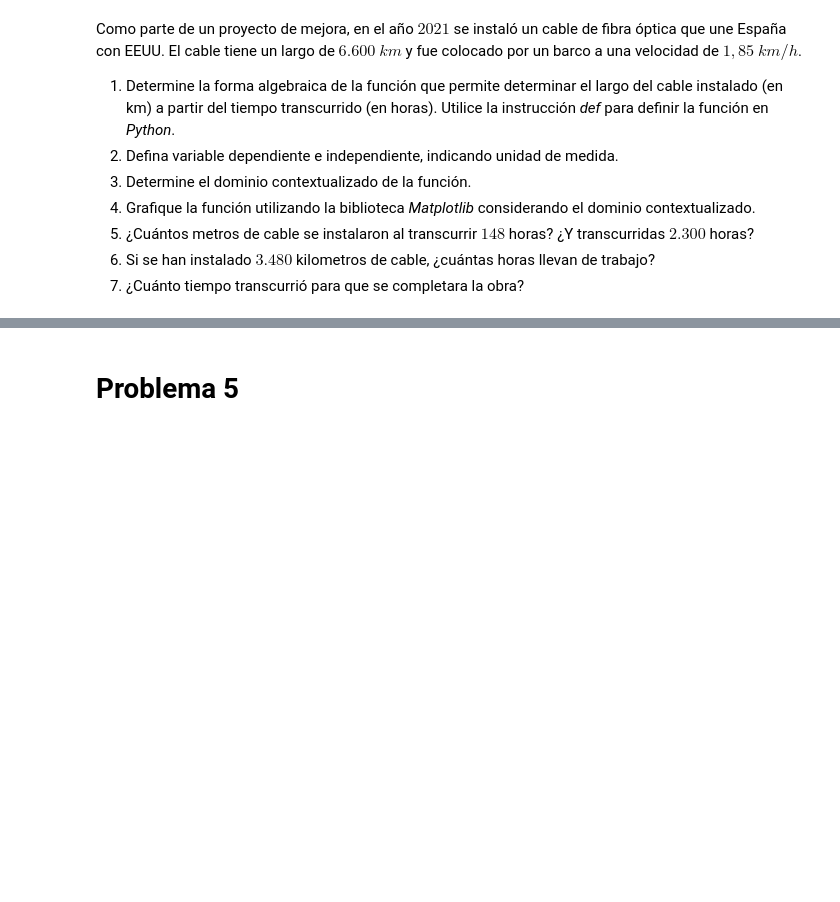
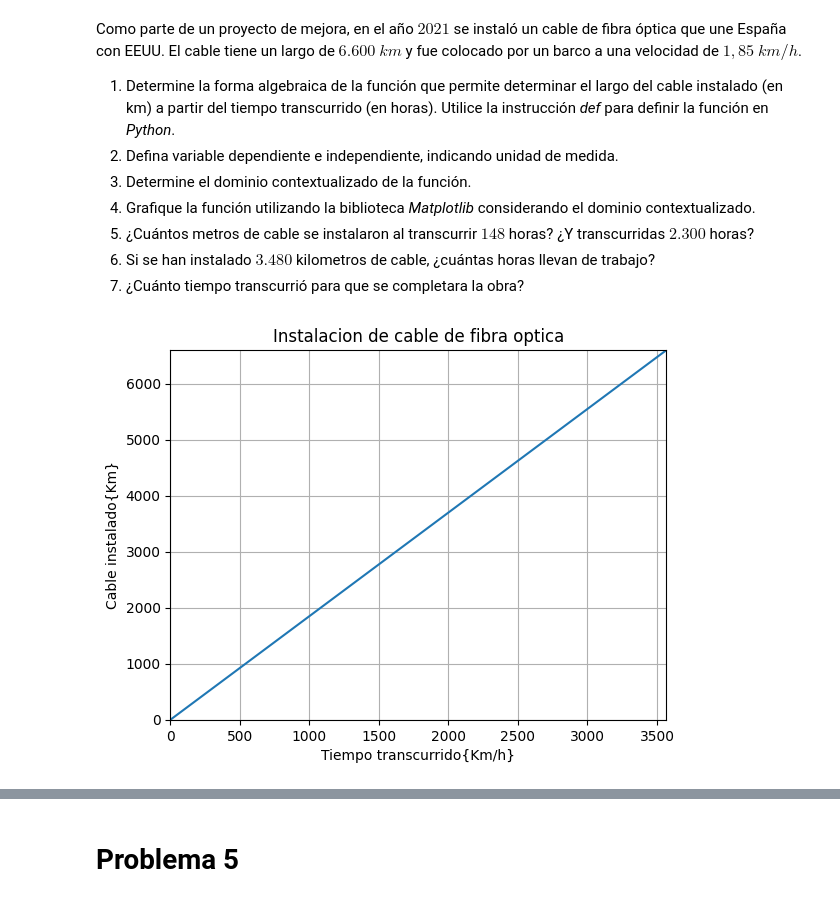
Before and after one commit to Mirfak-per/Matematica-aplicada-1, a Jupyter notebook: Clase 2/G1_Funciones.ipynb, the cells around one changed output, grey strips where cells are left out. Cells and saved outputs as stored; diff of their text form; code cells hidden in the pictures; blank space fills up the shorter version.

```diff
--- a/Clase 2/G1_Funciones.ipynb
+++ b/Clase 2/G1_Funciones.ipynb
@@ -117,29 +117,42 @@ Como parte de un proyecto de mejora, en el año $2021$ se instaló un cable de f
 # %%
 #1
 #f(X)= x(h)*1.85(Km/h) = Largo del cable por total de horas
 def funcion3(a):
     b=a*1.85
     return b
 #2
 #Independiente = Km/h = 1.85
 #Dependiente = H = tiempo transcurrido = x
 
 #3
 #El dominio es la cantidad de horas = [0,x]= [Todos los numeros naturales -(los negativos)] ##Esto esta mal
 
 ##Respuesta correcta
 #[0,(6600/1.85)]
 
 #4
-#Lineal en aumento
+import matplotlib.pyplot as plt
+import numpy as np
+b = (6600/1.85)
+x = np.arange(0,b,0.01)
+
+y = x * 1.85
+plt.plot(x,y)
+plt.axis([0,b,0,6600])
+plt.xlabel("Tiempo transcurrido{Km/h}")
+plt.ylabel("Cable instalado{Km}")
+plt.title("Instalacion de cable de fibra optica")
+plt.grid(True)
+plt.show()
 
 
 #5
-print(f"En 148 horas se instalaron {funcion3(148)} km de cable, en 2300 horas el largo del cable en km es de {funcion3(2300)}")
+print(f"En 148 horas se instalaron {funcion3(148)*1000} m de cable, en 2300 horas el largo del cable en m es de {funcion3(2300)*1000}")
 
 #6
-print(f"Si el cable es un largo de 3480 km, se tiene que dividir por 1.85, y el resultado de las horas transcurridas: {3480/1.85}")
+print(f"Si el cable es un largo de 3480 km, se tiene que dividir por 1.85, y el resultado de las horas transcurridas: {round(3480/1.85,2)}")
 
 #7
-print(f"se usa la misma fromula que antes (6600/1.85) = horas totales: {6600/1.85}")
+print(f"se usa la misma fromula que antes (6600/1.85) = horas totales: {round(6600/1.85,2)}")
 # %% [output]
+[figure, added]
```
Also changed, not shown: parts of 2 cells of this notebook.
